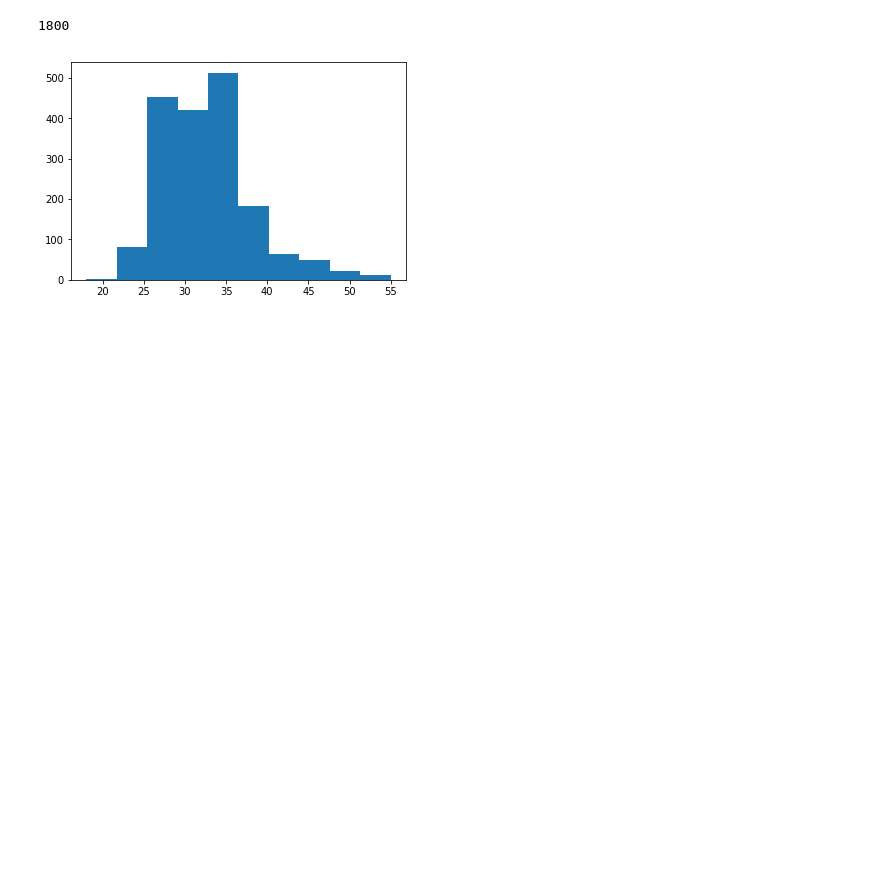
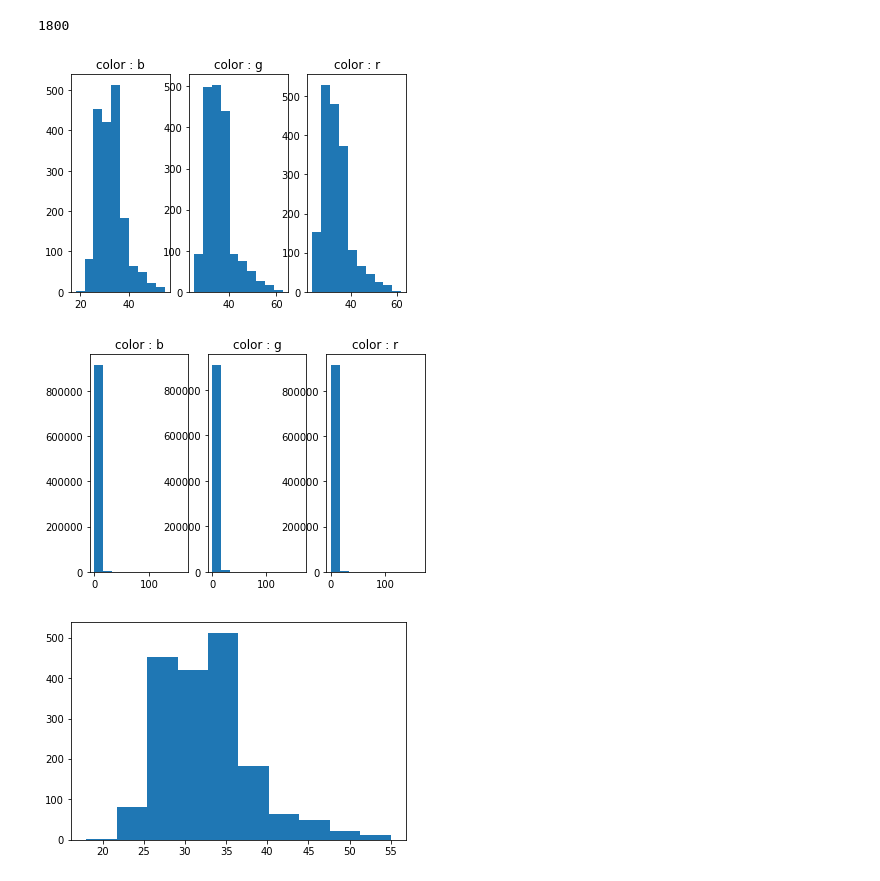
Before and after one commit to sutt/ppd, a Jupyter notebook: multi_frame_histos.ipynb, the cells around one changed output. Cells and saved outputs as stored; diff of their text form; code cells hidden in the pictures; blank space fills up the shorter version.

Commit message:
rewriting ball_vs_background and committing

```diff
--- a/multi_frame_histos.ipynb
+++ b/multi_frame_histos.ipynb
@@ -120,0 +120,6 @@ for k in 'bgr':
+# %%
+ret = ball_vs_background(masks[:3],bad_imgs[:3],
+                         show_hist = True, horiz = True)
+# %% [output]
+[figure, added]
+[figure, added]
```
Also changed, not shown: parts of 10 cells of this notebook, 1 other file.
